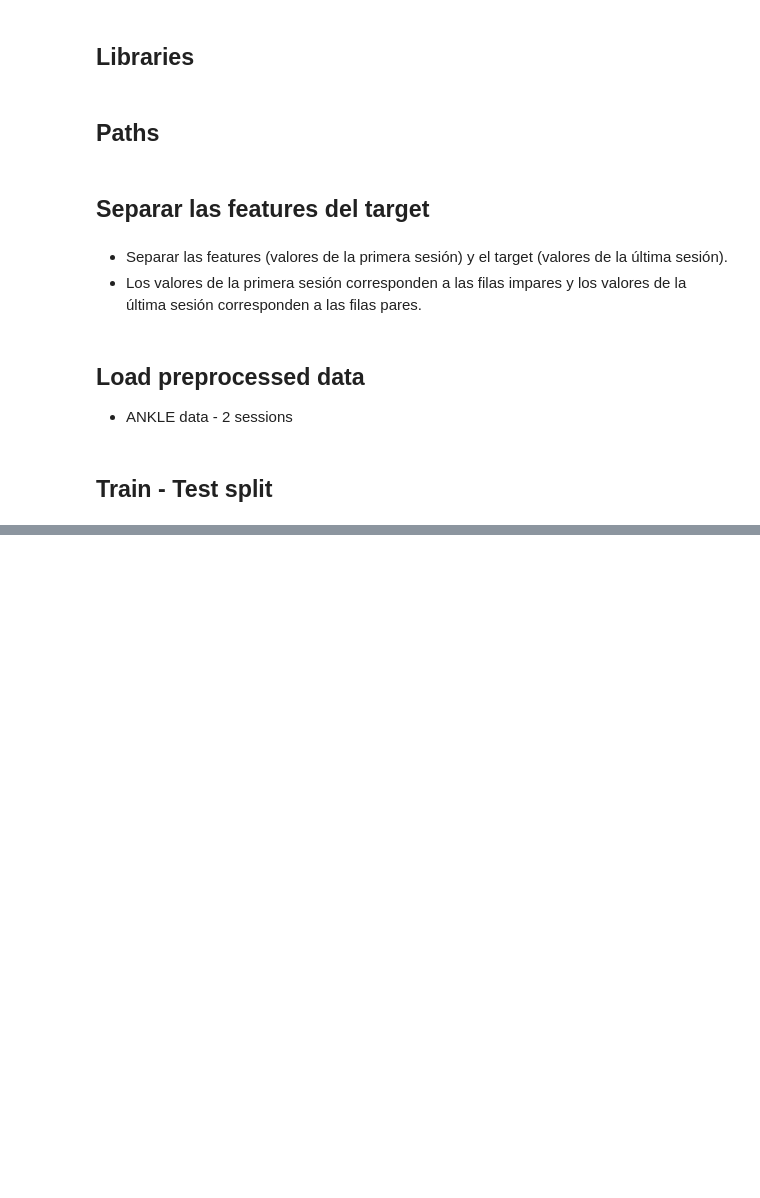
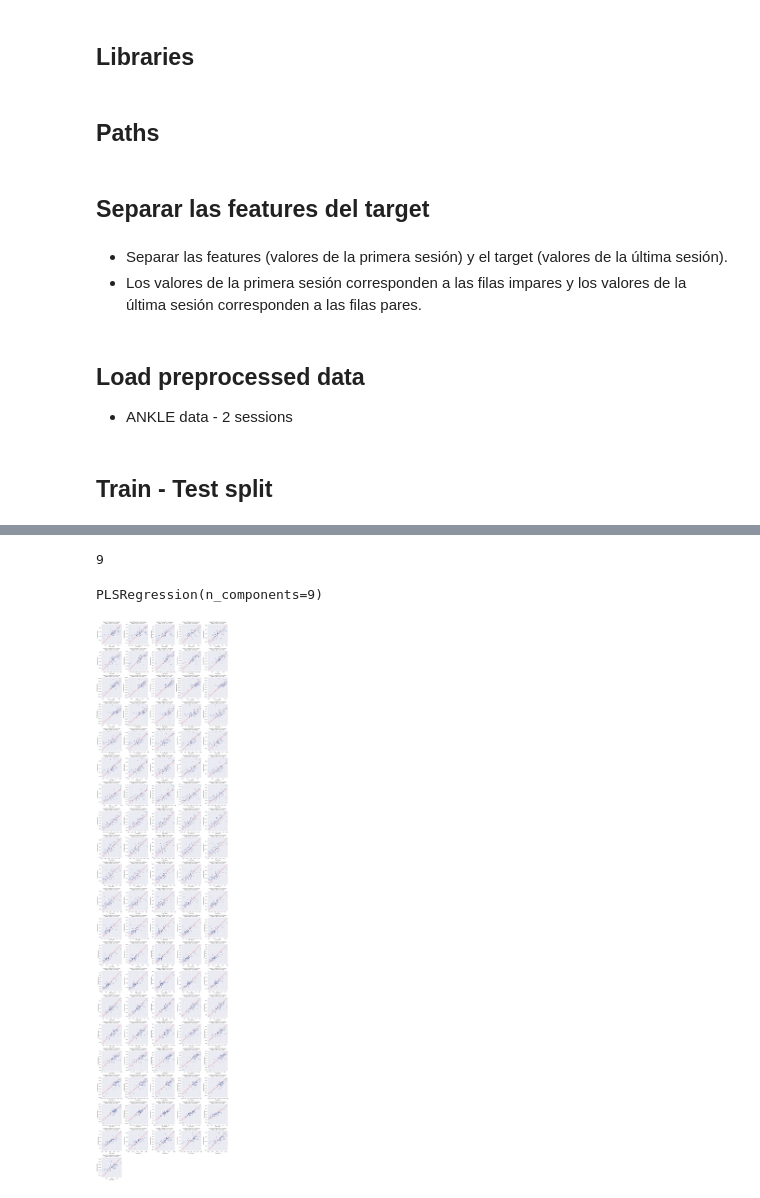
Before and after one commit to bernatsort/Therapy-Progress-Gait-Prediction, a Jupyter notebook: PLS_model.ipynb, the cells around one changed output, grey strips where cells are left out. Saved outputs shown, nothing was run; the diff lists cells and outputs as text; code cells hidden in the pictures; blank space fills up the shorter version.

```diff
--- a/PLS_model.ipynb
+++ b/PLS_model.ipynb
@@ -64,0 +85,12 @@ X_train_A2, y_train_A2, X_test_A2, y_test_A2 = split_df_train_test(
+# %%
+best_n_components
+# %% [output]
+9
+# %%
+best_pls_model
+# %% [output]
+PLSRegression(n_components=9)
+# %%
+# Step 5: Model Evaluation with the best hyperparameters
+y_pred_train_A2 = best_pls_model.predict(X_train_A2)
+y_pred_test_A2 = best_pls_model.predict(X_test_A2)
@@ -64,0 +147,44 @@ X_train_A2, y_train_A2, X_test_A2, y_test_A2 = split_df_train_test(
+# %%
+def plot_predictions_vs_true(y_true: np.ndarray,
+                             y_pred: np.ndarray,
+                             rmse_scores_test: list[float],
+                             corr_target_test: list[float]) -> None:
+    """
+    Plot scatter plots of predicted values against true values for each target variable.
+
+    Parameters:
+        y_true (np.ndarray): The true target values with shape (n_samples, n_targets).
+        y_pred (np.ndarray): The predicted target values with shape (n_samples, n_targets).
+        rmse_scores_test (list[float]): List of RMSE scores for each target variable on the test set.
+        correlations (list[float]): List of correlation coefficients for each target variable.
+
+    Returns:
+        None
+    """
+    num_targets = y_true.shape[1]
+    num_rows = int(np.ceil(num_targets / 5))
+    fig, axes = plt.subplots(num_rows, 5, figsize=(20, 4 * num_rows))
+    axes = axes.flatten()
+
+    for target in range(num_targets):
+        axes[target].scatter(y_true[:, target], y_pred[:, target], alpha=0.6)
+        axes[target].plot([y_true[:, target].min(), y_true[:, target].max()],
+                          [y_true[:, target].min(), y_true[:, target].max()],
+                          color='red', linestyle='dashed')
+        axes[target].set_xlabel('True Values')
+        axes[target].set_ylabel('Predicted Values')
+        axes[target].set_title(f"Target {target + 1}: Predicted vs True Values\nRMSE: {rmse_scores_test[target]:.3f}   Corr: {corr_target_test[target]:.3f}")
+
+    # Hide empty subplots, if any
+    for i in range(num_targets, len(axes)):
+        axes[i].axis('off')
+
+    plt.tight_layout()
+    plt.show()
+
+plot_predictions_vs_true(y_true=y_test_A2,
+                         y_pred=y_pred_test_A2,
+                         rmse_scores_test = rmse_scores,
+                         corr_target_test = correlation_coeffs)
+# %% [output]
+[figure, added]
```
Also changed, not shown: parts of 5 cells of this notebook.
